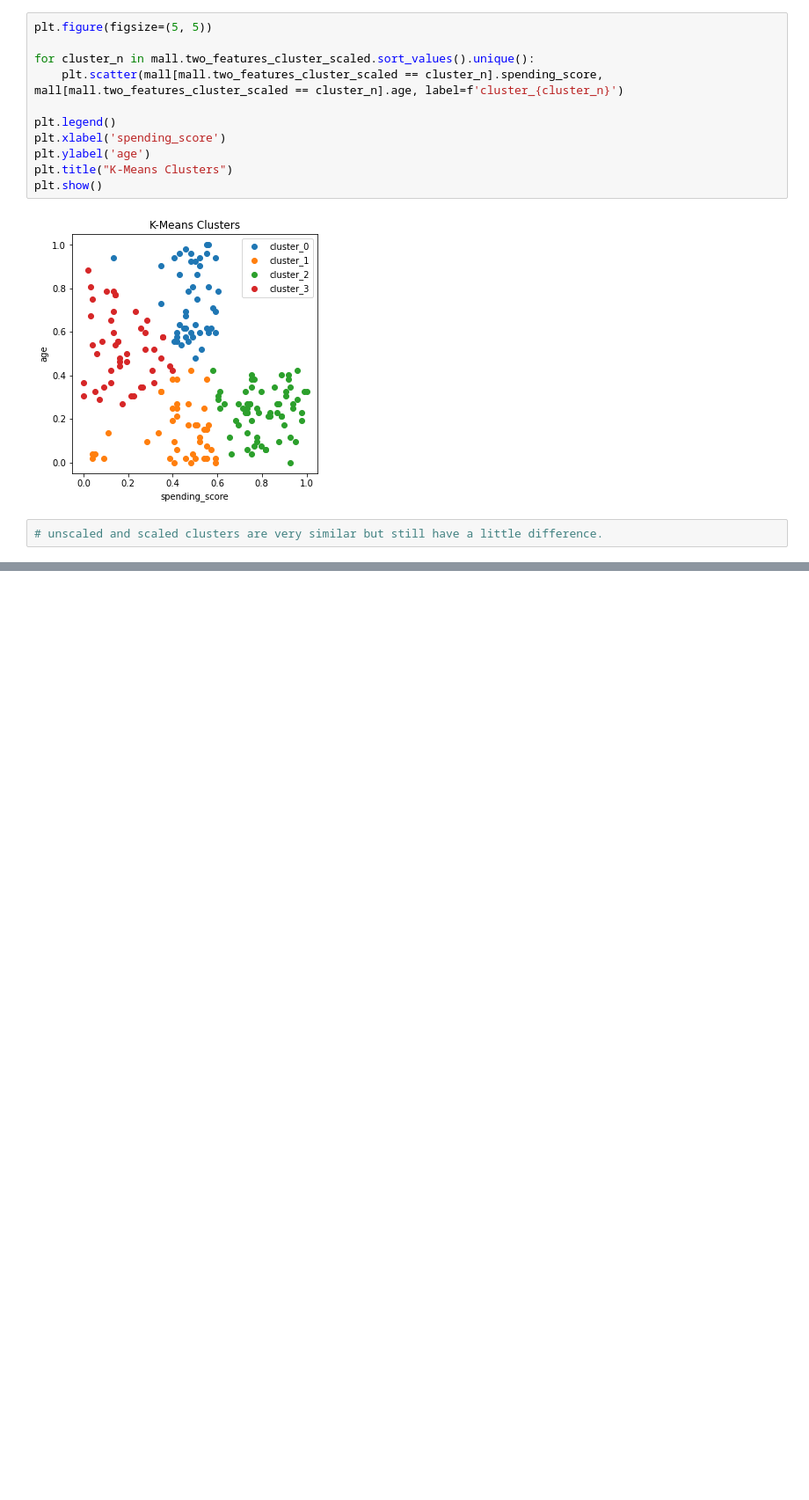
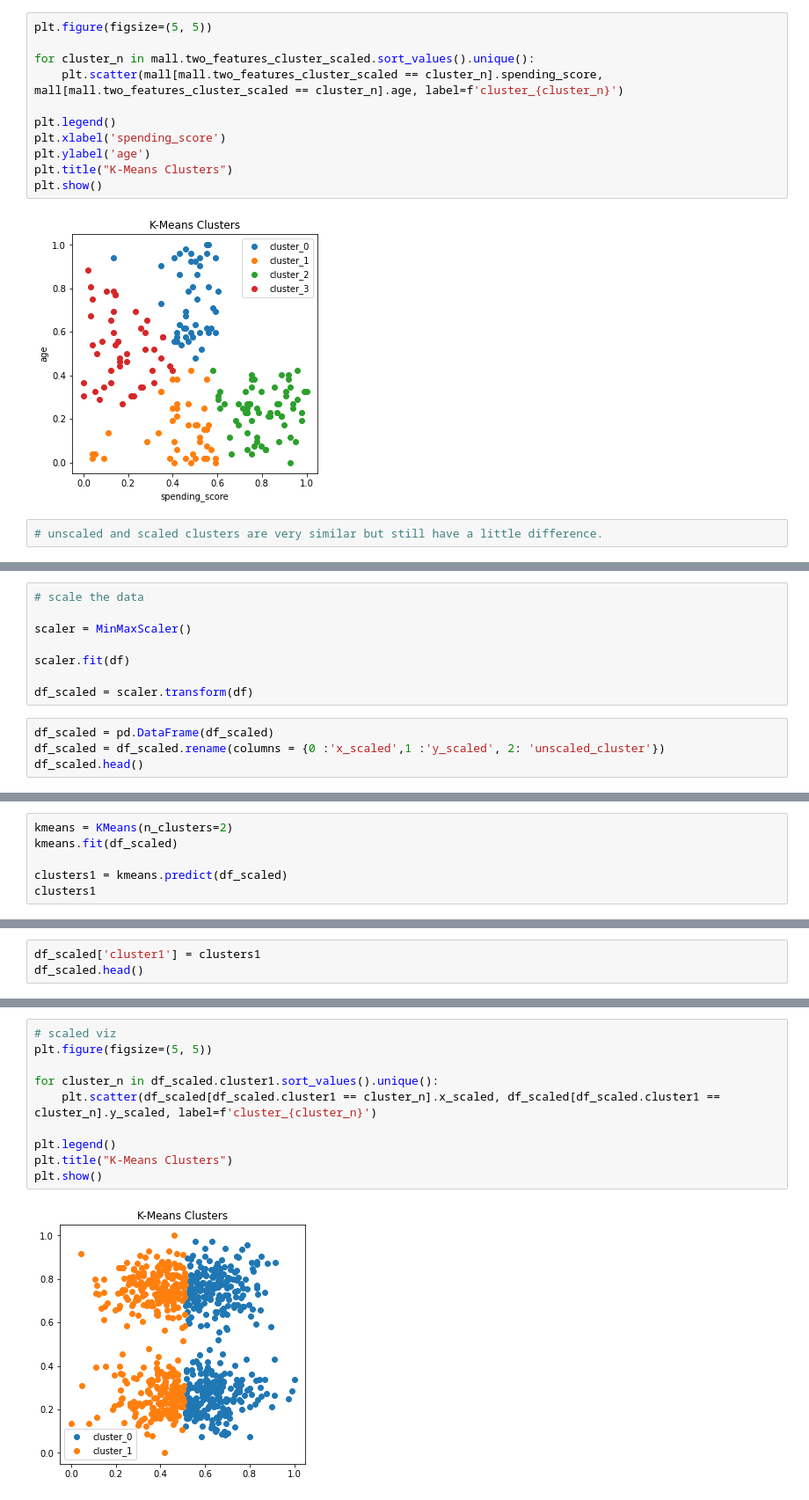
Before and after one commit to Chenchen070/clustering, a Jupyter notebook: clustering_exercises.ipynb, the cells around one changed output, grey strips where cells are left out. Shown at 88% size. Drawn from its saved outputs; the diff is of its cells as text; blank space fills up the shorter version.

```diff
--- a/clustering_exercises.ipynb
+++ b/clustering_exercises.ipynb
@@ -390,0 +477,12 @@ plt.show()
+# %%
+# scale the data
+
+scaler = MinMaxScaler()
+
+scaler.fit(df)
+
+df_scaled = scaler.transform(df)
+# %%
+df_scaled = pd.DataFrame(df_scaled)
+df_scaled = df_scaled.rename(columns = {0 :'x_scaled',1 :'y_scaled', 2: 'unscaled_cluster'})
+df_scaled.head()
@@ -390,0 +496,6 @@ plt.show()
+# %%
+kmeans = KMeans(n_clusters=2)
+kmeans.fit(df_scaled)
+
+clusters1 = kmeans.predict(df_scaled)
+clusters1
@@ -390,0 +520,3 @@ plt.show()
+# %%
+df_scaled['cluster1'] = clusters1
+df_scaled.head()
@@ -390,0 +530,12 @@ plt.show()
+# %%
+# scaled viz
+plt.figure(figsize=(5, 5))
+
+for cluster_n in df_scaled.cluster1.sort_values().unique():
+    plt.scatter(df_scaled[df_scaled.cluster1 == cluster_n].x_scaled, df_scaled[df_scaled.cluster1 == cluster_n].y_scaled, label=f'cluster_{cluster_n}')
+
+plt.legend()
+plt.title("K-Means Clusters")
+plt.show()
+# %% [output]
+[figure, added]
```
Also changed, not shown: parts of 13 cells of this notebook.
